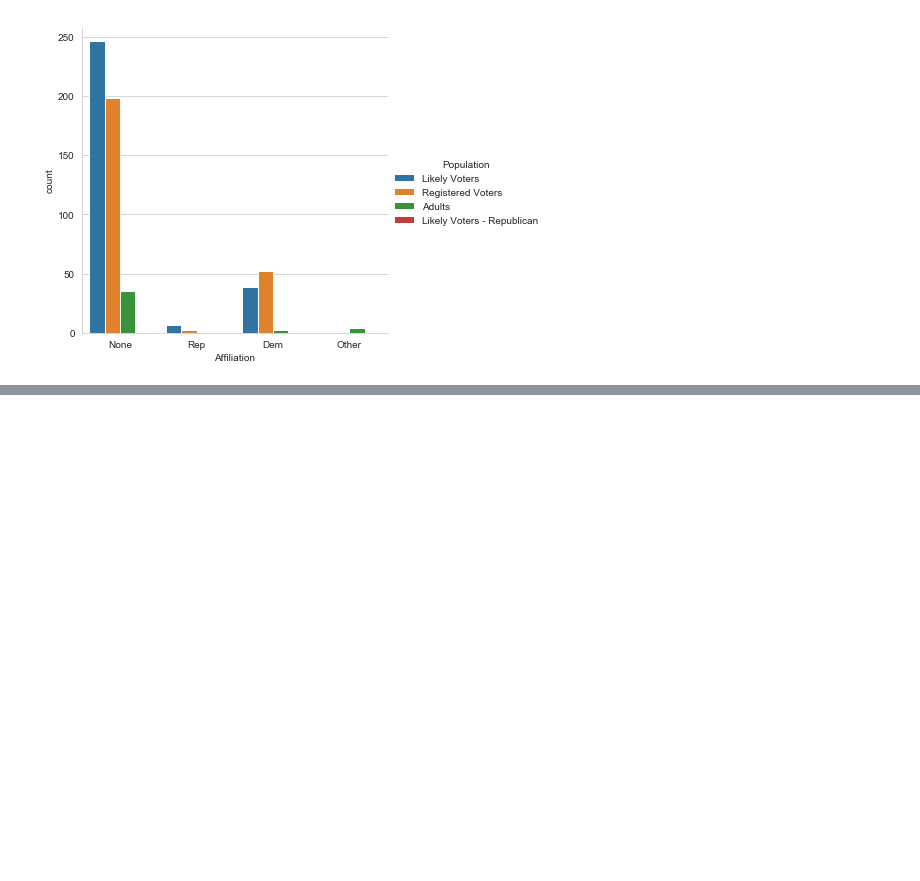
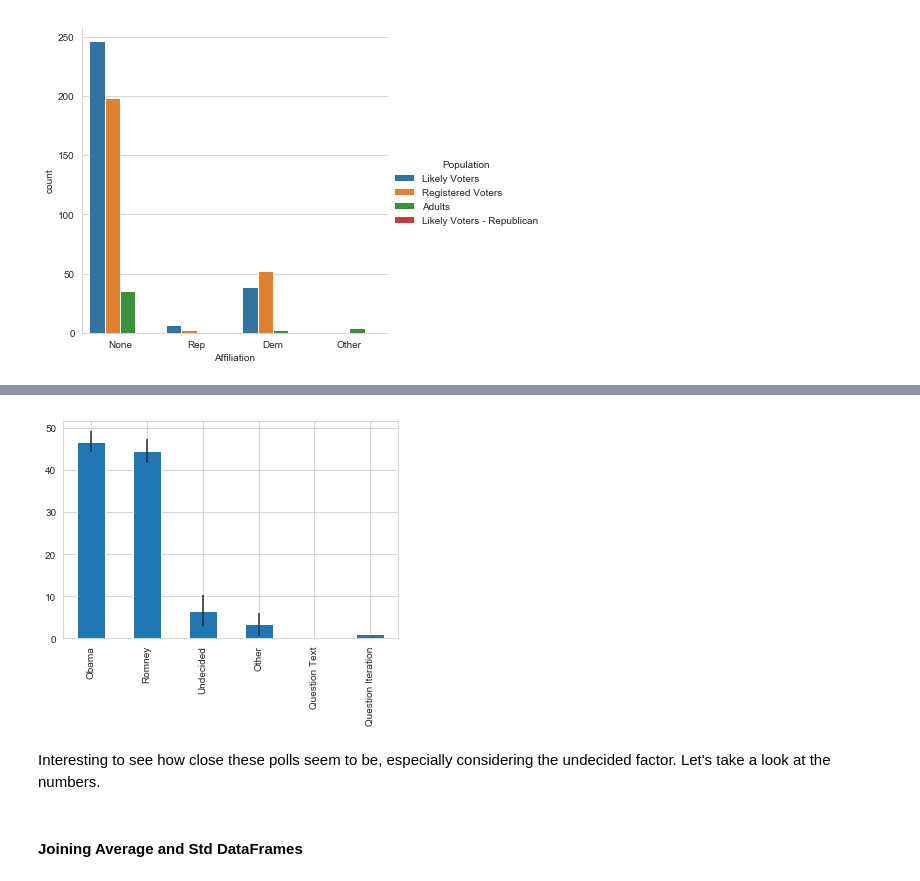
Before and after one commit to rohailkhan/USA_elections_alalysis, a Jupyter notebook: Analytics of US Elections.ipynb, the cells around one changed output, grey strips where cells are left out. Saved outputs shown, nothing was run; the diff lists cells and outputs as text; code cells hidden in the pictures; blank space fills up the shorter version.

```diff
--- a/Analytics of US Elections.ipynb
+++ b/Analytics of US Elections.ipynb
@@ -98,0 +100,3 @@ plt.show()
+# %%
+# First we'll get the average of all entries in the data frame
+avg = pd.DataFrame(poll_df.mean())
@@ -98,0 +113,3 @@ plt.show()
+# %%
+# now drop the column called "Number of Observations"
+avg.drop('Number of Observations',axis=0,inplace=True)
@@ -98,0 +126,4 @@ plt.show()
+# %%
+# After that let's get the standard deviation
+std = pd.DataFrame(poll_df.std())
+std.head()
@@ -98,0 +137,2 @@ plt.show()
+# %%
+std.drop('Number of Observations',axis=0,inplace=True)
@@ -98,0 +148,10 @@ plt.show()
+# %%
+# now plot using pandas built-in plot, with kind='bar' and yerr='std'
+avg.plot(yerr=std,kind='bar',legend=False)
+plt.show()
+# %% [output]
+[figure, added]
+# %% [markdown]
+Interesting to see how close these polls seem to be, especially considering the undecided factor. Let's take a look at the numbers.
+# %% [markdown]
+#### Joining  Average and Std DataFrames
```
Also changed, not shown: parts of 34 cells of this notebook.
